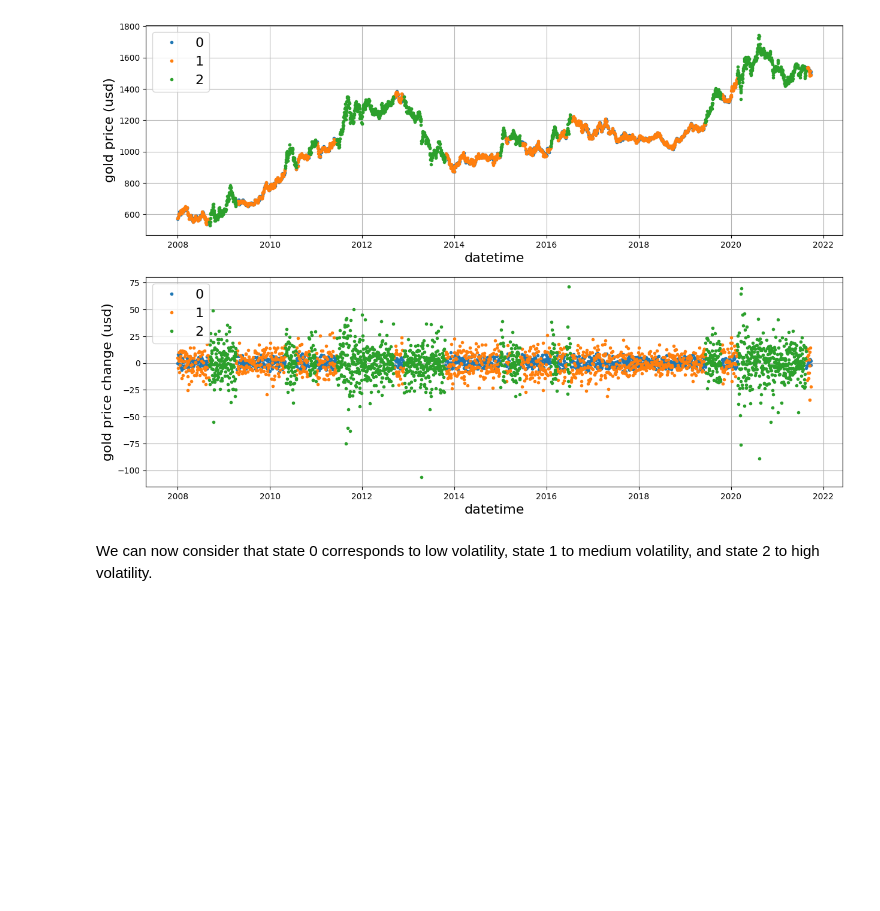
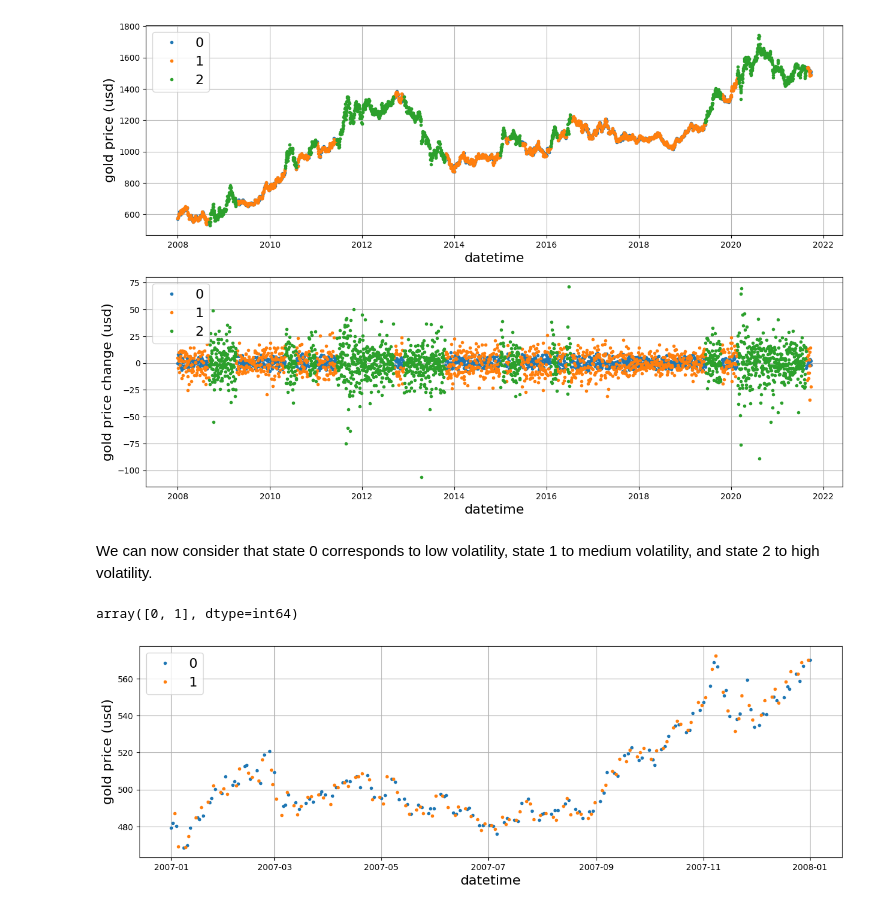
Before and after one commit to daniallegue/hidden-markov-model, a Jupyter notebook: goldVolatilityAnalysis.ipynb, the cells around one changed output. Cells and saved outputs as stored; diff of their text form; code cells hidden in the pictures; blank space fills up the shorter version.

```diff
--- a/goldVolatilityAnalysis.ipynb
+++ b/goldVolatilityAnalysis.ipynb
@@ -43,6 +48,6 @@ plt.show()
 # %%
 # Observations are
-X = data[["gold_price_change"]].values
+X = train_data[["gold_price_change"]].values
 # Build the HMM model and fit to the gold price change data.
 model = hmm.GaussianHMM(n_components = 3, covariance_type = "diag", n_iter = 100, random_state = 42)
 model.fit(X)
@@ -82,8 +87,8 @@ plt.figure(figsize = (15, 10))
 plt.subplot(2,1,1)
 for i in states:
     want = (Z == i)
-    x = data["datetime"].iloc[want]
-    y = data["gold_price_usd"].iloc[want]
+    x = train_data["datetime"].iloc[want]
+    y = train_data["gold_price_usd"].iloc[want]
     plt.plot(x, y, '.')
 plt.legend(states, fontsize=16)
 plt.grid(True)
@@ -92,8 +97,8 @@ plt.ylabel("gold price (usd)", fontsize=16)
 plt.subplot(2,1,2)
 for i in states:
     want = (Z == i)
-    x = data["datetime"].iloc[want]
-    y = data["gold_price_change"].iloc[want]
+    x = train_data["datetime"].iloc[want]
+    y = train_data["gold_price_change"].iloc[want]
     plt.plot(x, y, '.')
 plt.legend(states, fontsize=16)
 plt.grid(True)
@@ -104,3 +109,27 @@ plt.show()
 [figure]
 # %% [markdown]
 We can now consider that state 0 corresponds to low volatility, state 1 to medium volatility, and state 2 to high volatility.
+# %%
+#Use the Viterbi algorithm to predict the following observation sequence
+O = test_data[["gold_price_change"]].values
+Z_test = model.predict(O)
+
+states = pd.unique(Z_test)
+states
+# %% [output]
+array([0, 1], dtype=int64)
+# %%
+plt.figure(figsize = (15, 10))
+plt.subplot(2,1,1)
+for i in pd.unique(states):
+    want = (Z_test == i)
+    x = test_data["datetime"].iloc[want]
+    y = test_data["gold_price_usd"].iloc[want]
+    plt.plot(x, y, '.')
+plt.legend(states, fontsize=16)
+plt.grid(True)
+plt.xlabel("datetime", fontsize=16)
+plt.ylabel("gold price (usd)", fontsize=16)
+plt.show()
+# %% [output]
+[figure, added]
```
Also changed, not shown: parts of 2 cells of this notebook.
